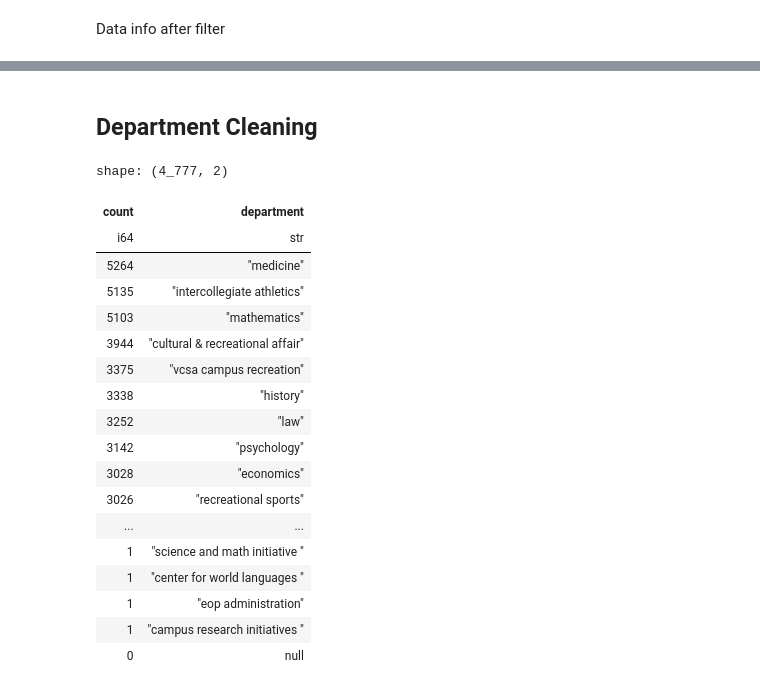
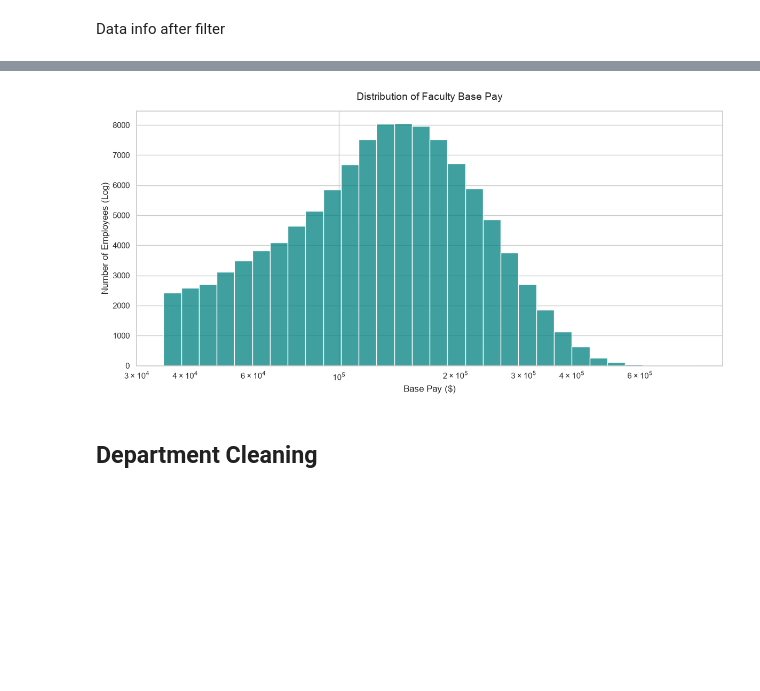
Before and after one commit to CSC4693-Fall-2026/CSC4693, a Jupyter notebook: Faculty/week4_eda.ipynb, the cells around one changed output, grey strips where cells are left out. Cells and saved outputs as stored; diff of their text form; code cells hidden in the pictures; blank space fills up the shorter version.

```diff
--- a/Faculty/week4_eda.ipynb
+++ b/Faculty/week4_eda.ipynb
@@ -86,33 +114,36 @@ df.head()
+# %%
+import matplotlib.pyplot as plt
+import seaborn as sns
+
+pay_df = duckdb.sql("""
+SELECT COUNT(*) as count, base_pay AS pay
+FROM faculty_salaries
+GROUP BY pay
+ORDER BY count DESC, pay ASC
+""").pl()
+
+sns.set_theme(style="whitegrid")
+plt.figure(figsize=(12, 6))
+
+# Create the histogram (bar graph of the distribution)
+sns.histplot(
+    data=pay_df,
+    x="pay",
+    bins=30,
+    log_scale=True,
+    color="teal",
+    edgecolor="white"
+)
+
+plt.title("Distribution of Faculty Base Pay", fontsize=14, pad=15)
+plt.xlabel("Base Pay ($)", fontsize=12)
+plt.ylabel("Number of Employees (Log)", fontsize=12)
+
+ax = plt.gca()
+
+plt.tight_layout()
+plt.show()
+# %% [output]
+[figure, added]
 # %% [markdown]
 ## Department Cleaning
-# %%
-# Top 20 departments without cleaning
-
-pl.Config.set_tbl_rows(20)
-
-duckdb.sql("""
-SELECT COUNT(department) as count, department
-FROM faculty_salaries
-GROUP BY department
-ORDER BY count DESC
-           """).pl()
-# %% [output]
-shape: (4_777, 2)
-| count | department |
-| i64 | str |
-| 5264 | "medicine" |
-| 5135 | "intercollegiate athletics" |
-| 5103 | "mathematics" |
-| 3944 | "cultural & recreational affair" |
-| 3375 | "vcsa campus recreation" |
-| 3338 | "history" |
-| 3252 | "law" |
-| 3142 | "psychology" |
-| 3028 | "economics" |
-| 3026 | "recreational sports" |
-| ... | ... |
-| 1 | "science and math initiative " |
-| 1 | "center for world languages " |
-| 1 | "eop administration" |
-| 1 | "campus research initiatives " |
-| 0 | null |
```
Also changed, not shown: parts of 18 cells of this notebook.
